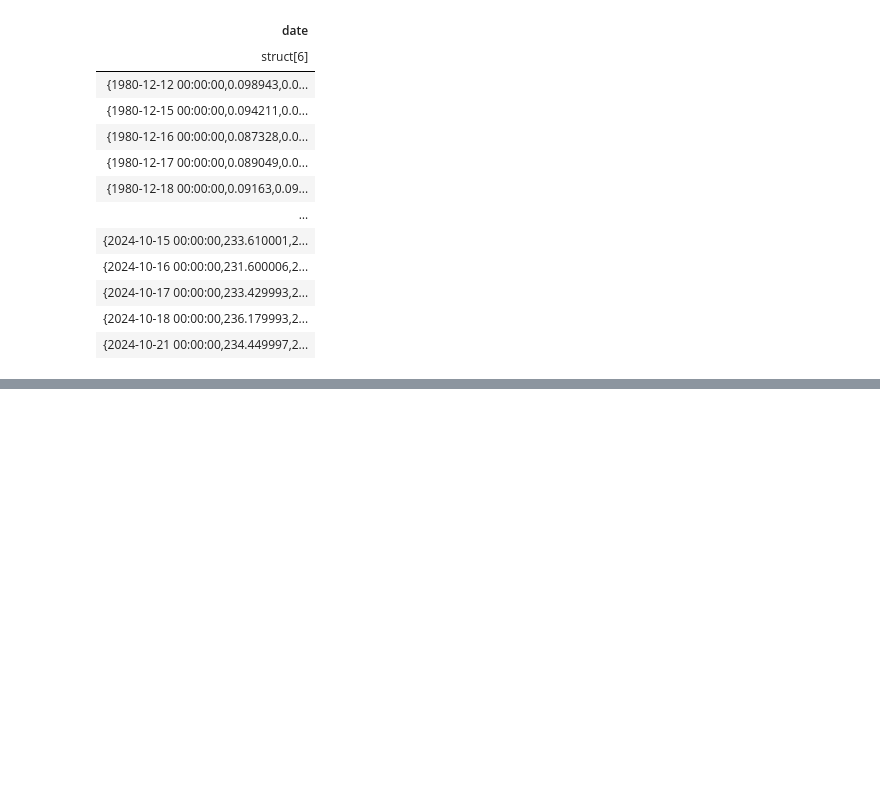
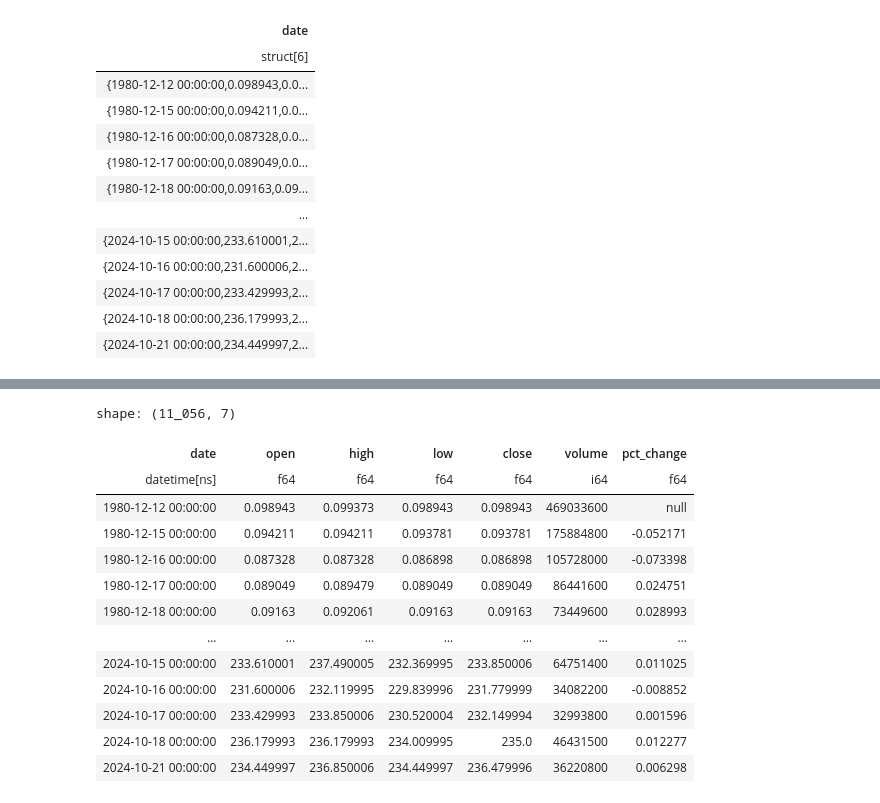
Before and after one commit to furechan/mintalib, a Jupyter notebook: miscellanous/mintalib-polars.ipynb, the cells around one changed output, grey strips where cells are left out. Drawn from its saved outputs; the diff is of its cells as text; code cells hidden in the pictures; blank space fills up the shorter version.

```diff
--- a/miscellanous/mintalib-polars.ipynb
+++ b/miscellanous/mintalib-polars.ipynb
@@ -370,0 +434,17 @@ shape: (11_056, 1)
+# %%
+prices.with_columns(pl.col('close').pct_change(1).alias('pct_change')).fill_nan(None)
+# %% [output]
+shape: (11_056, 7)
+| date | open | high | low | close | volume | pct_change |
+| datetime[ns] | f64 | f64 | f64 | f64 | i64 | f64 |
+| 1980-12-12 00:00:00 | 0.098943 | 0.099373 | 0.098943 | 0.098943 | 469033600 | null |
+| 1980-12-15 00:00:00 | 0.094211 | 0.094211 | 0.093781 | 0.093781 | 175884800 | -0.052171 |
+| 1980-12-16 00:00:00 | 0.087328 | 0.087328 | 0.086898 | 0.086898 | 105728000 | -0.073398 |
+| 1980-12-17 00:00:00 | 0.089049 | 0.089479 | 0.089049 | 0.089049 | 86441600 | 0.024751 |
+| 1980-12-18 00:00:00 | 0.09163 | 0.092061 | 0.09163 | 0.09163 | 73449600 | 0.028993 |
+| … | … | … | … | … | … | … |
+| 2024-10-15 00:00:00 | 233.610001 | 237.490005 | 232.369995 | 233.850006 | 64751400 | 0.011025 |
+| 2024-10-16 00:00:00 | 231.600006 | 232.119995 | 229.839996 | 231.779999 | 34082200 | -0.008852 |
+| 2024-10-17 00:00:00 | 233.429993 | 233.850006 | 230.520004 | 232.149994 | 32993800 | 0.001596 |
+| 2024-10-18 00:00:00 | 236.179993 | 236.179993 | 234.009995 | 235.0 | 46431500 | 0.012277 |
+| 2024-10-21 00:00:00 | 234.449997 | 236.850006 | 234.449997 | 236.479996 | 36220800 | 0.006298 |
```
Also changed, not shown: parts of 20 cells of this notebook, 2 other files.
